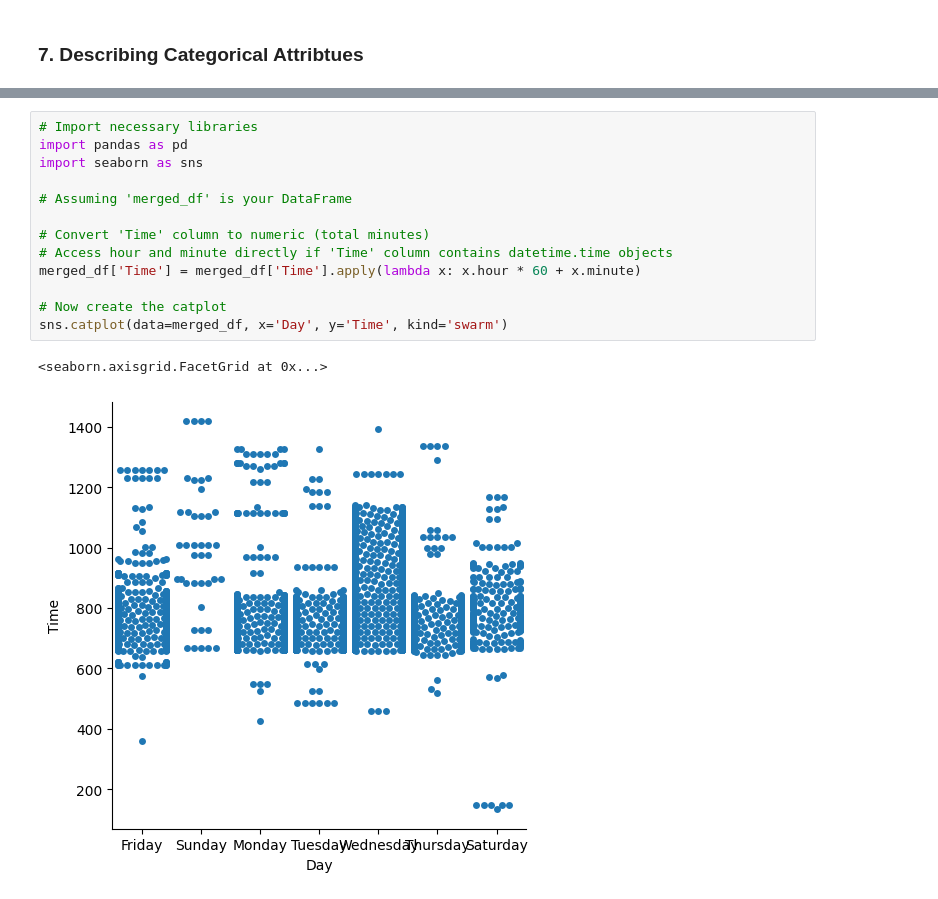
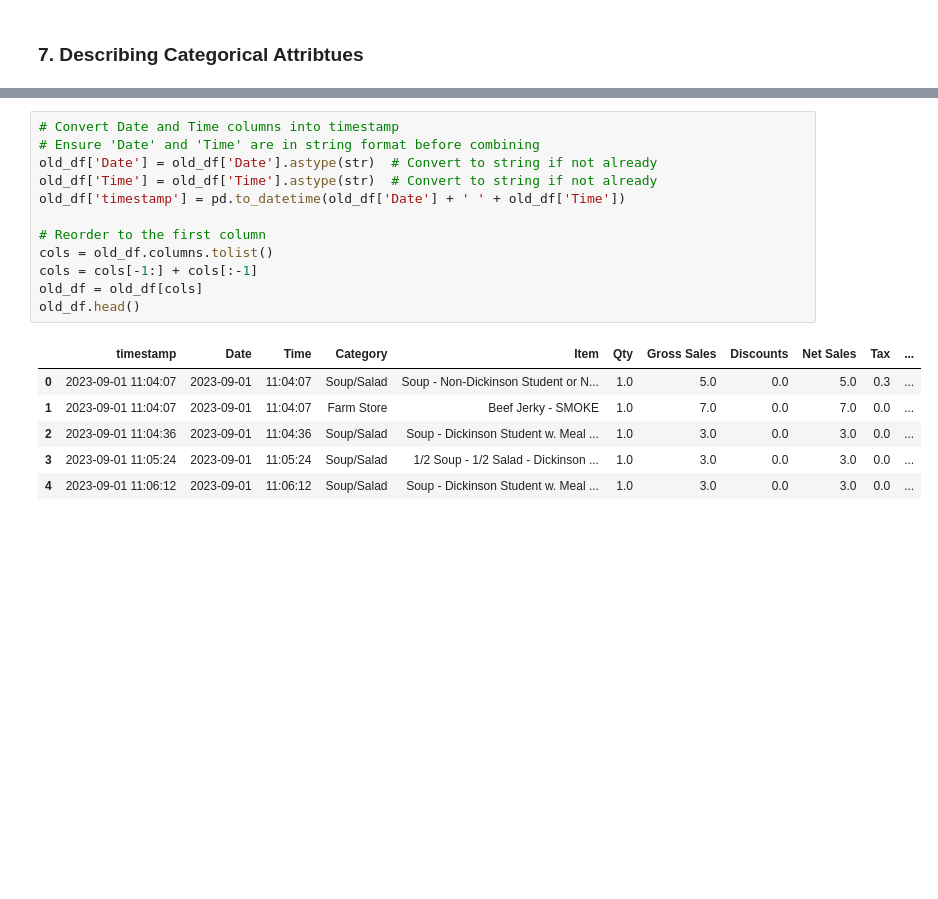
Before and after one commit to mcao694/farmworks, a Jupyter notebook: Farmworks.ipynb, the cells around one changed output, grey strips where cells are left out. Drawn from its saved outputs; the diff is of its cells as text; blank space fills up the shorter version.

Commit message:
Finished merging data. Need to start cleaning

```diff
--- a/Farmworks.ipynb
+++ b/Farmworks.ipynb
@@ -232,16 +124,19 @@ print(merged_df['Day'].unique())
-# %%
-# Import necessary libraries
-import pandas as pd
-import seaborn as sns
-
-# Assuming 'merged_df' is your DataFrame
-
-# Convert 'Time' column to numeric (total minutes)
-# Access hour and minute directly if 'Time' column contains datetime.time objects
-merged_df['Time'] = merged_df['Time'].apply(lambda x: x.hour * 60 + x.minute)
-
-# Now create the catplot
-sns.catplot(data=merged_df, x='Day', y='Time', kind='swarm')
-# %% [output]
-<seaborn.axisgrid.FacetGrid at 0x...>
-[figure, removed]
+# %%
+# Convert Date and Time columns into timestamp
+# Ensure 'Date' and 'Time' are in string format before combining
+old_df['Date'] = old_df['Date'].astype(str)  # Convert to string if not already
+old_df['Time'] = old_df['Time'].astype(str)  # Convert to string if not already
+old_df['timestamp'] = pd.to_datetime(old_df['Date'] + ' ' + old_df['Time'])
+
+# Reorder to the first column
+cols = old_df.columns.tolist()
+cols = cols[-1:] + cols[:-1]
+old_df = old_df[cols]
+old_df.head()
+# %% [output]
+|  | timestamp | Date | Time | Category | Item | Qty | Gross Sales | Discounts | Net Sales | Tax | ... |
+| 0 | 2023-09-01 11:04:07 | 2023-09-01 | 11:04:07 | Soup/Salad | Soup - Non-Dickinson Student or N... | 1.0 | 5.0 | 0.0 | 5.0 | 0.3 | ... |
+| 1 | 2023-09-01 11:04:07 | 2023-09-01 | 11:04:07 | Farm Store | Beef Jerky - SMOKE | 1.0 | 7.0 | 0.0 | 7.0 | 0.0 | ... |
+| 2 | 2023-09-01 11:04:36 | 2023-09-01 | 11:04:36 | Soup/Salad | Soup - Dickinson Student w. Meal ... | 1.0 | 3.0 | 0.0 | 3.0 | 0.0 | ... |
+| 3 | 2023-09-01 11:05:24 | 2023-09-01 | 11:05:24 | Soup/Salad | 1/2 Soup - 1/2 Salad - Dickinson ... | 1.0 | 3.0 | 0.0 | 3.0 | 0.0 | ... |
+| 4 | 2023-09-01 11:06:12 | 2023-09-01 | 11:06:12 | Soup/Salad | Soup - Dickinson Student w. Meal ... | 1.0 | 3.0 | 0.0 | 3.0 | 0.0 | ... |
```
Also changed, not shown: parts of 36 cells of this notebook.
